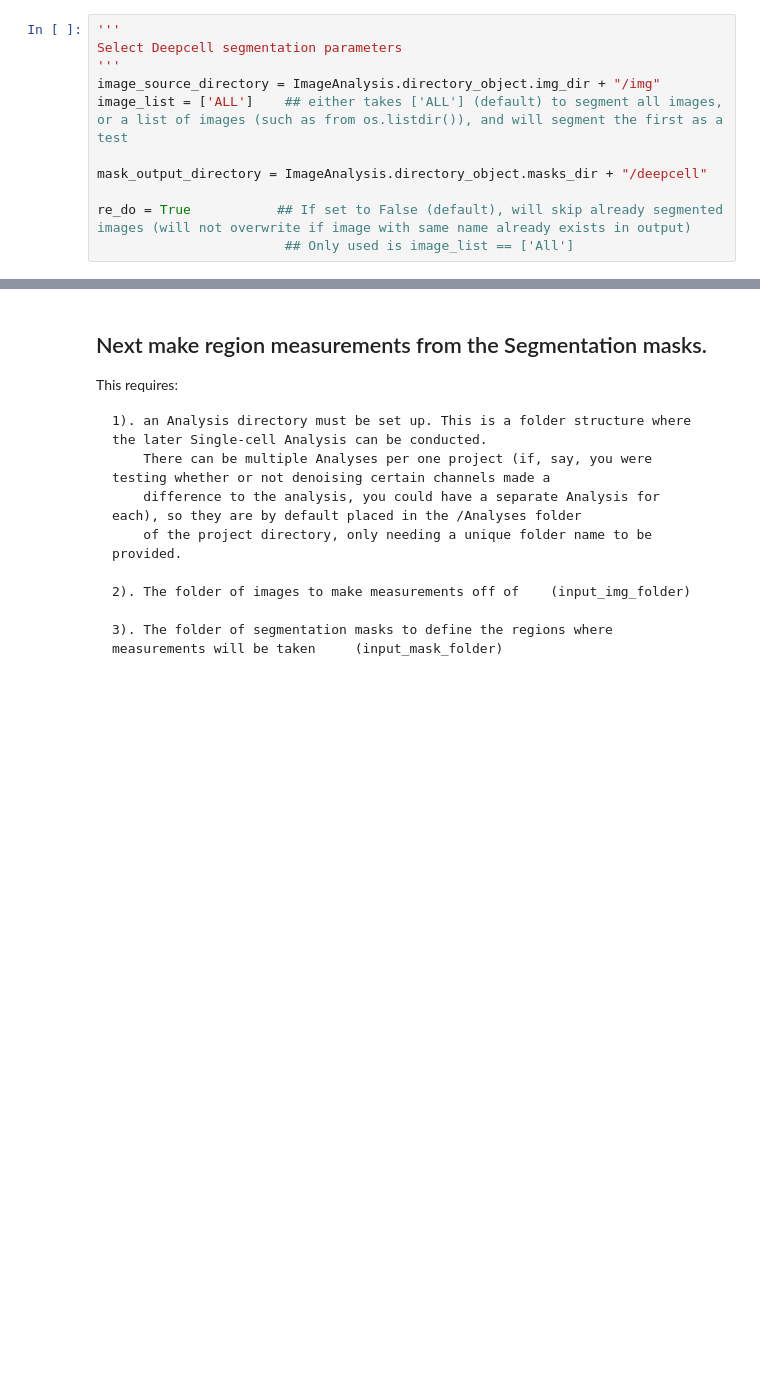
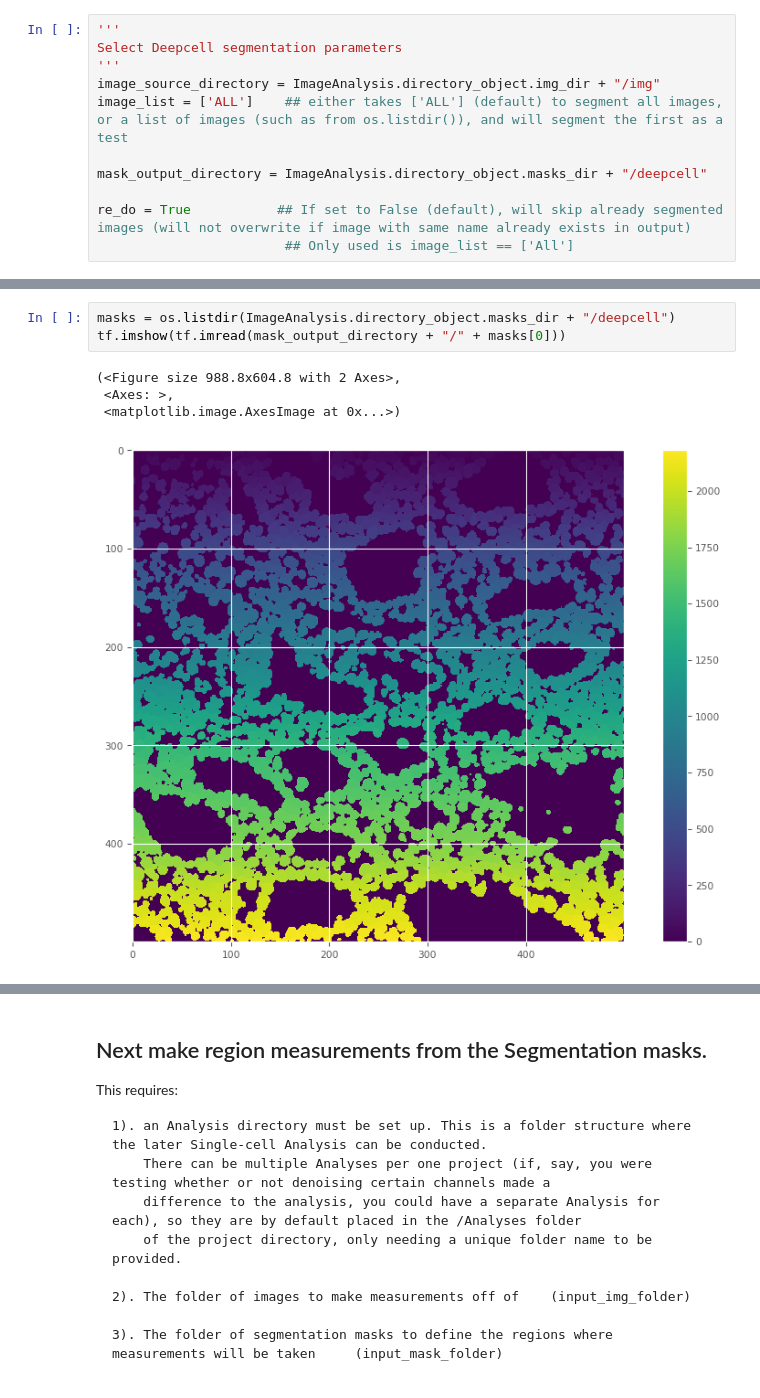
Before and after one commit to BenCaiello/PalmettoBUG, a Jupyter notebook: docs/source/notebooks/CoreImagingPipeline/ImageProcessing.ipynb, the cells around one changed output, grey strips where cells are left out. Drawn from its saved outputs; the diff is of its cells as text; blank space fills up the shorter version.

```diff
--- a/docs/source/notebooks/CoreImagingPipeline/ImageProcessing.ipynb
+++ b/docs/source/notebooks/CoreImagingPipeline/ImageProcessing.ipynb
@@ -157,0 +153,8 @@ CRC_3_ROI_004 has been Segmented, with 5238 masks in it!
+# %%
+masks = os.listdir(ImageAnalysis.directory_object.masks_dir + "/deepcell")
+tf.imshow(tf.imread(mask_output_directory + "/" + masks[0]))
+# %% [output]
+(<Figure size 988.8x604.8 with 2 Axes>,
+ <Axes: >,
+ <matplotlib.image.AxesImage at 0x...>)
+[figure, added]
```
Also changed, not shown: parts of 9 cells of this notebook, 17 other files.
